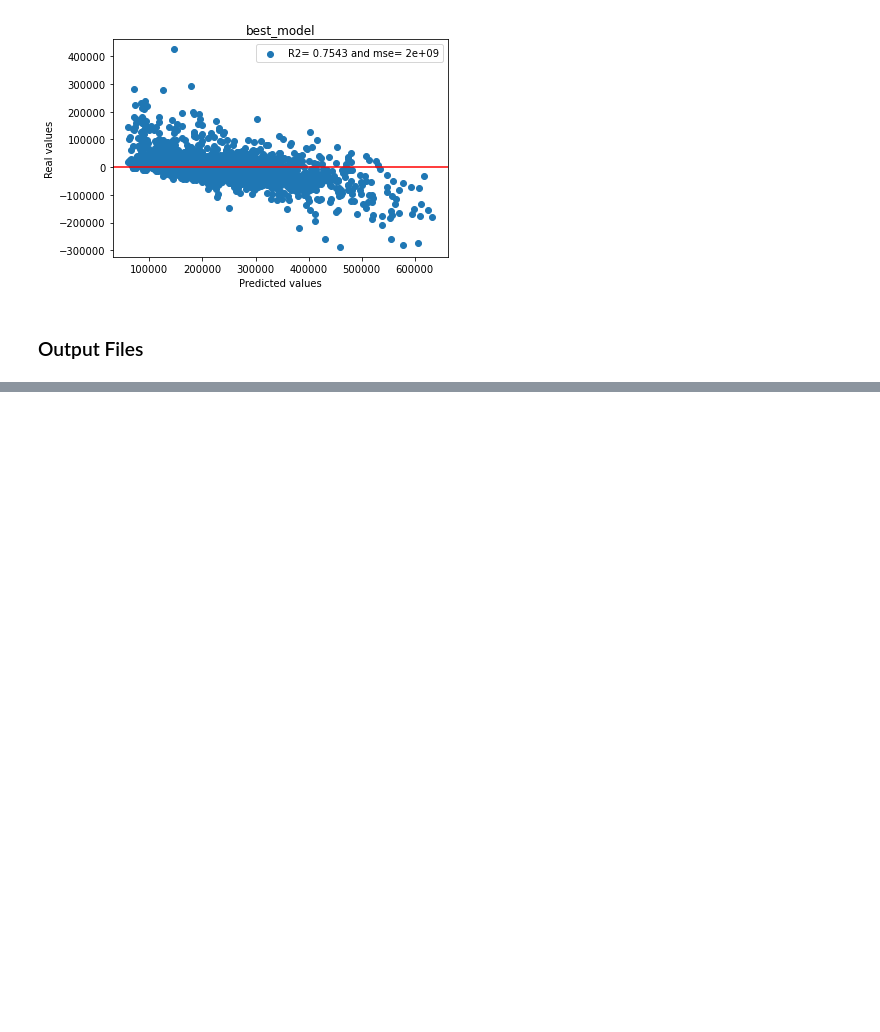
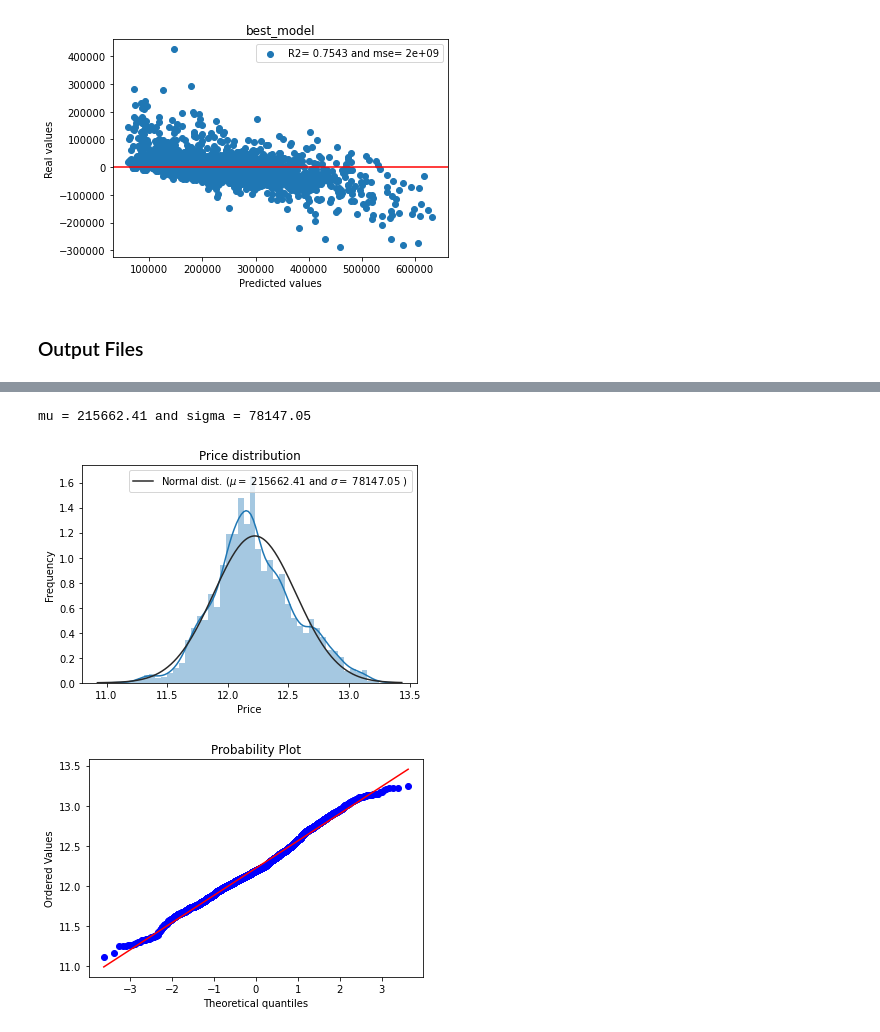
Before and after one commit to annagolubkina/Python_for_Data_science, a Jupyter notebook: final_project/final_project.ipynb, the cells around one changed output, grey strips where cells are left out. Drawn from its saved outputs; the diff is of its cells as text; code cells hidden in the pictures; blank space fills up the shorter version.

```diff
--- a/final_project/final_project.ipynb
+++ b/final_project/final_project.ipynb
@@ -959,2 +991,23 @@ test[test_features].info()
 # %%
 test['Price'] = best_model.predict(test[test_features])
+# %%
+price_log = np.log1p(test['Price'])
+sns.distplot(price_log, fit=norm)
+
+mu, sigma = norm.fit(test['Price'])
+
+print(f'mu = {mu:.2f} and sigma = {sigma:.2f}')
+
+plt.legend(
+    [f'Normal dist. ($\mu=$ {mu:.2f} and $\sigma=$ {sigma:.2f} )'], loc='best')
+plt.ylabel('Frequency')
+plt.title('Price distribution')
+
+# QQ-plot
+fig = plt.figure()
+res = stats.probplot(price_log, plot=plt)
+plt.show()
+# %% [output]
+mu = 215662.41 and sigma = 78147.05
+[figure, added]
+[figure, added]
```
Also changed, not shown: parts of 13 cells of this notebook, 1 other file.
